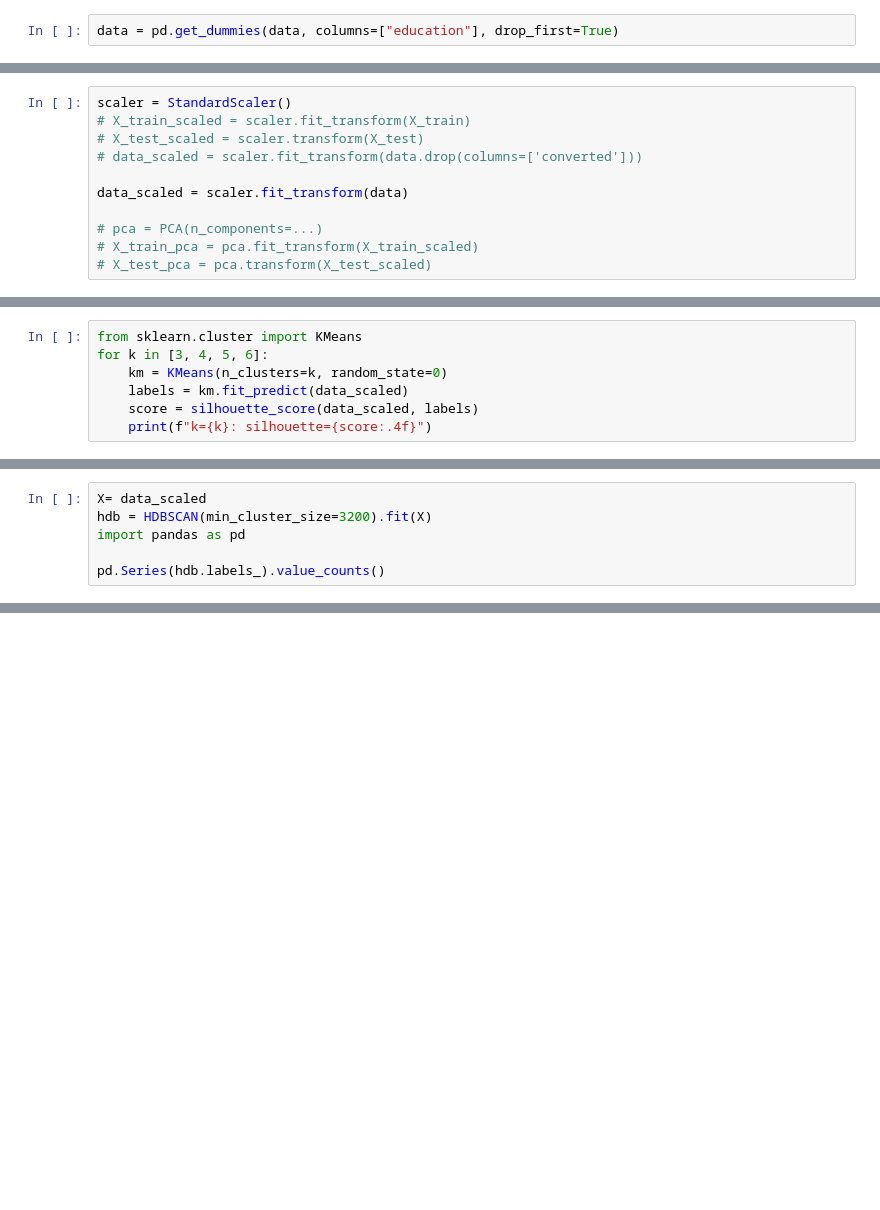
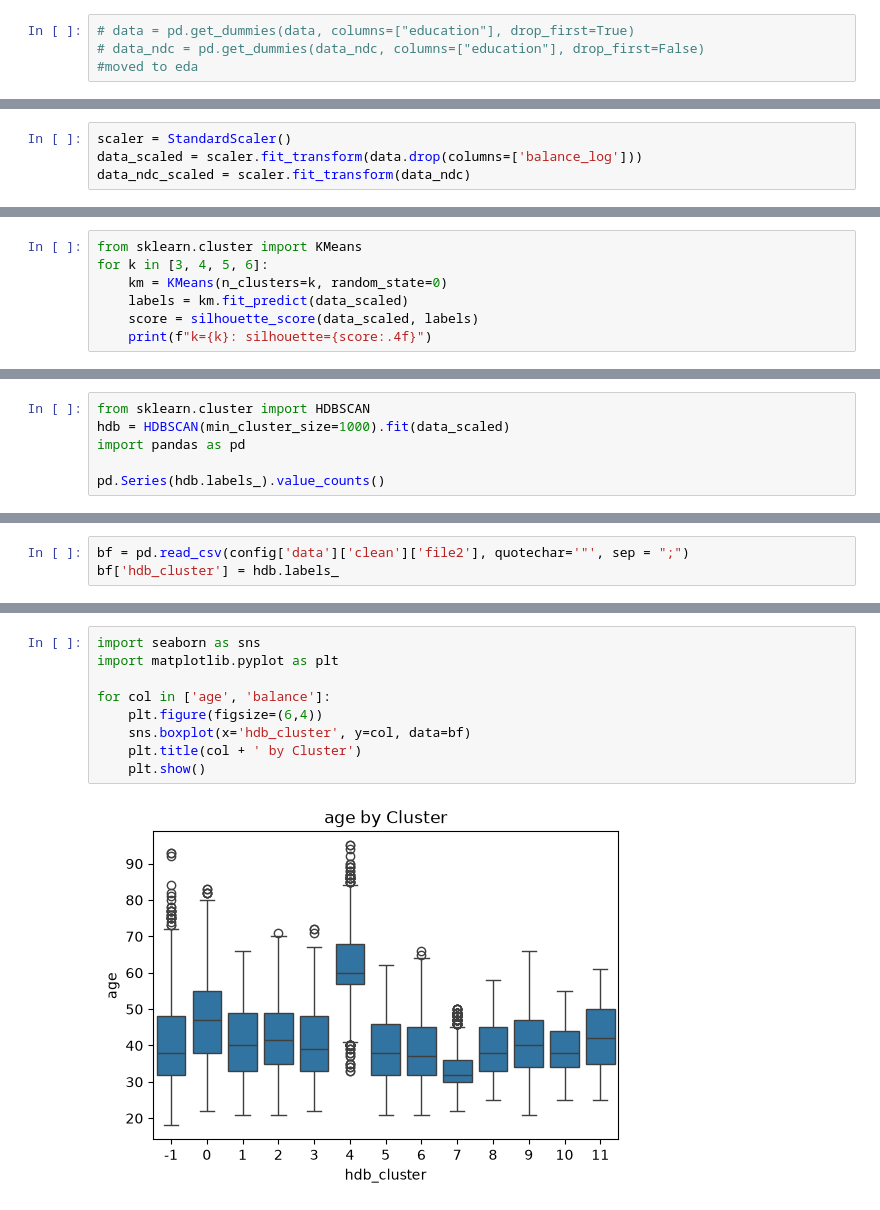
Before and after one commit to claireley/Final-Project, a Jupyter notebook: notebooks/Modeling-Bank.ipynb, the cells around one changed output, grey strips where cells are left out. Cells and saved outputs as stored; diff of their text form; blank space fills up the shorter version.

```diff
--- a/notebooks/Modeling-Bank.ipynb
+++ b/notebooks/Modeling-Bank.ipynb
@@ -58,7 +78,9 @@ sns.boxplot(data=data, x='balance_log')
 <Axes: xlabel='balance_log'>
 [figure]
 # %%
-data = pd.get_dummies(data, columns=["education"], drop_first=True)
+# data = pd.get_dummies(data, columns=["education"], drop_first=True)
+# data_ndc = pd.get_dummies(data_ndc, columns=["education"], drop_first=False)
+#moved to eda
 # %%
 data.columns
 # %% [output]
@@ -80,15 +102,8 @@ Index(['age', 'default', 'housing', 'loan', 'previously_contacted',
 from sklearn.preprocessing import StandardScaler
 # %%
 scaler = StandardScaler()
-# X_train_scaled = scaler.fit_transform(X_train)
-# X_test_scaled = scaler.transform(X_test)
-# data_scaled = scaler.fit_transform(data.drop(columns=['converted']))
-
-data_scaled = scaler.fit_transform(data)
-
-# pca = PCA(n_components=...)
-# X_train_pca = pca.fit_transform(X_train_scaled)
-# X_test_pca = pca.transform(X_test_scaled)
+data_scaled = scaler.fit_transform(data.drop(columns=['balance_log']))
+data_ndc_scaled = scaler.fit_transform(data_ndc)
 # %%
 from sklearn.decomposition import PCA
 # %%
@@ -294,6 +320,6 @@ def plot(X, labels, probabilities=None, parameters=None, ground_truth=False, ax=
 # %%
-X= data_scaled
-hdb = HDBSCAN(min_cluster_size=3200).fit(X)
+from sklearn.cluster import HDBSCAN
+hdb = HDBSCAN(min_cluster_size=1000).fit(data_scaled)
 import pandas as pd
 
 pd.Series(hdb.labels_).value_counts()
@@ -305,0 +416,3 @@ data.groupby("hdb_cluster")[["housing", "loan", "default"]].mean()
+# %%
+bf = pd.read_csv(config['data']['clean']['file2'], quotechar='"', sep = ";")
+bf['hdb_cluster'] = hdb.labels_
@@ -305,0 +480,11 @@ data.groupby("hdb_cluster")[["housing", "loan", "default"]].mean()
+# %%
+import seaborn as sns
+import matplotlib.pyplot as plt
+
+for col in ['age', 'balance']:
+    plt.figure(figsize=(6,4))
+    sns.boxplot(x='hdb_cluster', y=col, data=bf)
+    plt.title(col + ' by Cluster')
+    plt.show()
+# %% [output]
+[figure, added]
```
Also changed, not shown: parts of 36 cells of this notebook, 13 other files.
